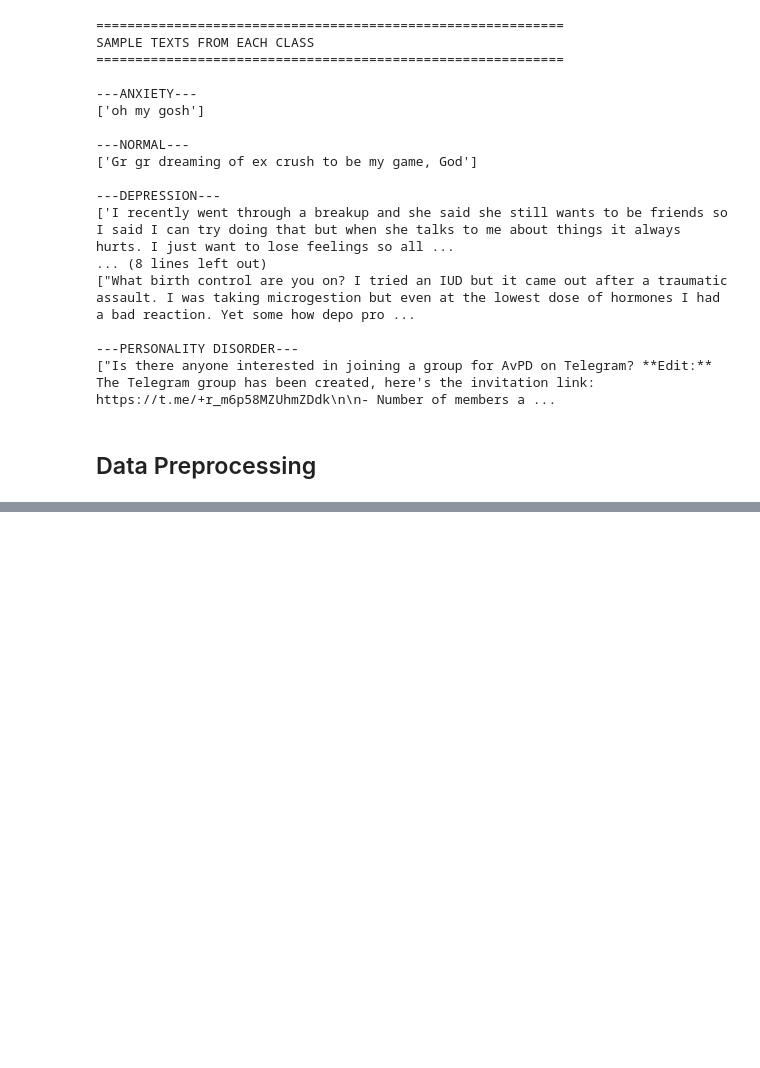
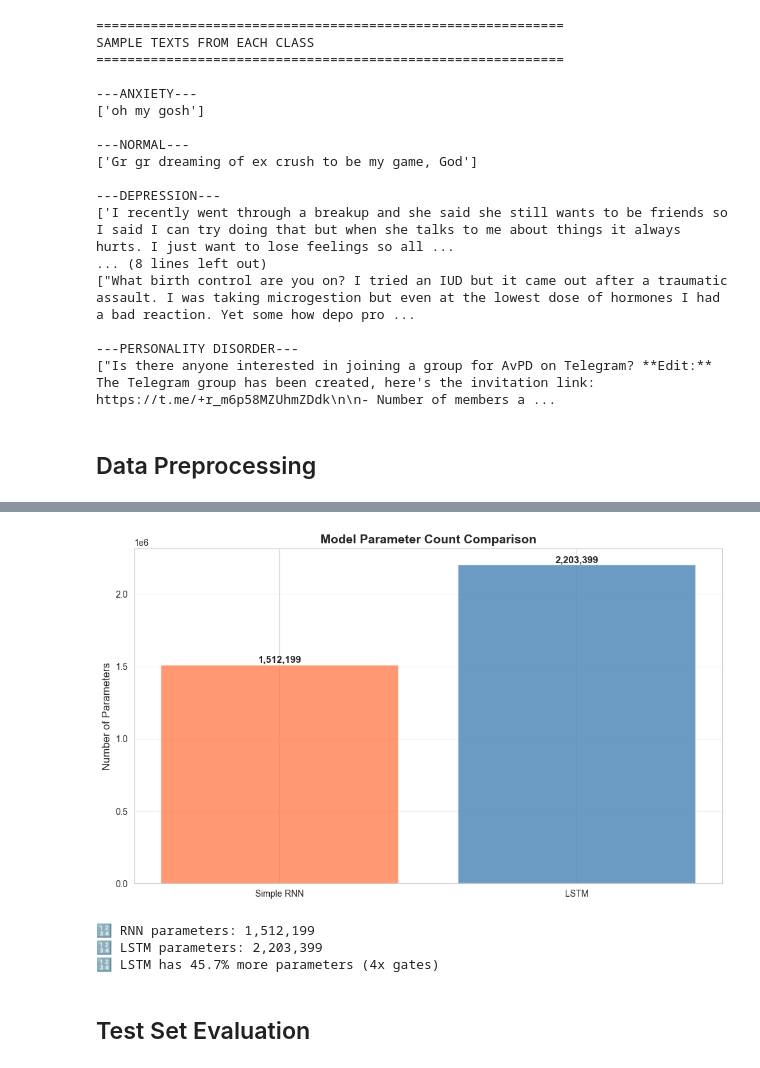
Before and after one commit to pxsa/GenAI4SDLC-, a Jupyter notebook: sentiment-analysis/mental-disorder.ipynb, the cells around one changed output, grey strips where cells are left out. Drawn from its saved outputs; the diff is of its cells as text; code cells hidden in the pictures; blank space fills up the shorter version.

```diff
--- a/sentiment-analysis/mental-disorder.ipynb
+++ b/sentiment-analysis/mental-disorder.ipynb
@@ -238,0 +725,35 @@ Vocab size: 10000
+# %%
+# Plot 5: Parameter Count Comparison
+fig, ax = plt.subplots(figsize=(10, 6))
+
+rnn_params = count_parameters(rnn_model)
+lstm_params = count_parameters(lstm_model)
+
+bars = ax.bar(['Simple RNN', 'LSTM'], [rnn_params, lstm_params],
+              color=['coral', 'steelblue'], alpha=0.8)
+
+ax.set_ylabel('Number of Parameters', fontsize=12)
+ax.set_title('Model Parameter Count Comparison', fontsize=14, fontweight='bold')
+ax.grid(True, alpha=0.3, axis='y')
+
+# Add value labels
+for bar in bars:
+    height = bar.get_height()
+    ax.text(bar.get_x() + bar.get_width()/2., height,
+            f'{int(height):,}',
+            ha='center', va='bottom', fontsize=11, fontweight='bold')
+
+plt.tight_layout()
+plt.savefig('07_parameter_count_comparison.png', dpi=300, bbox_inches='tight')
+plt.show()
+
+print(f"\n🔢 RNN parameters: {rnn_params:,}")
+print(f"🔢 LSTM parameters: {lstm_params:,}")
+print(f"🔢 LSTM has {(lstm_params/rnn_params - 1)*100:.1f}% more parameters (4x gates)")
+# %% [output]
+[figure, added]
+🔢 RNN parameters: 1,512,199
+🔢 LSTM parameters: 2,203,399
+🔢 LSTM has 45.7% more parameters (4x gates)
+# %% [markdown]
+## Test Set Evaluation
```
Also changed, not shown: parts of 22 cells of this notebook.
